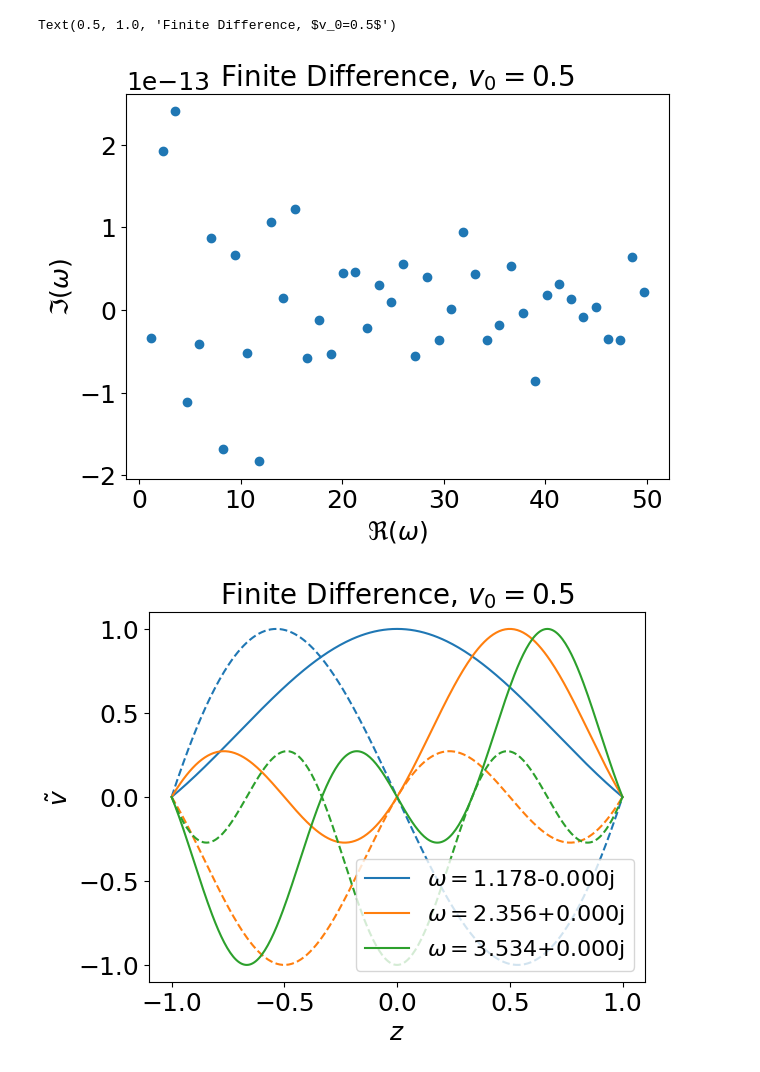
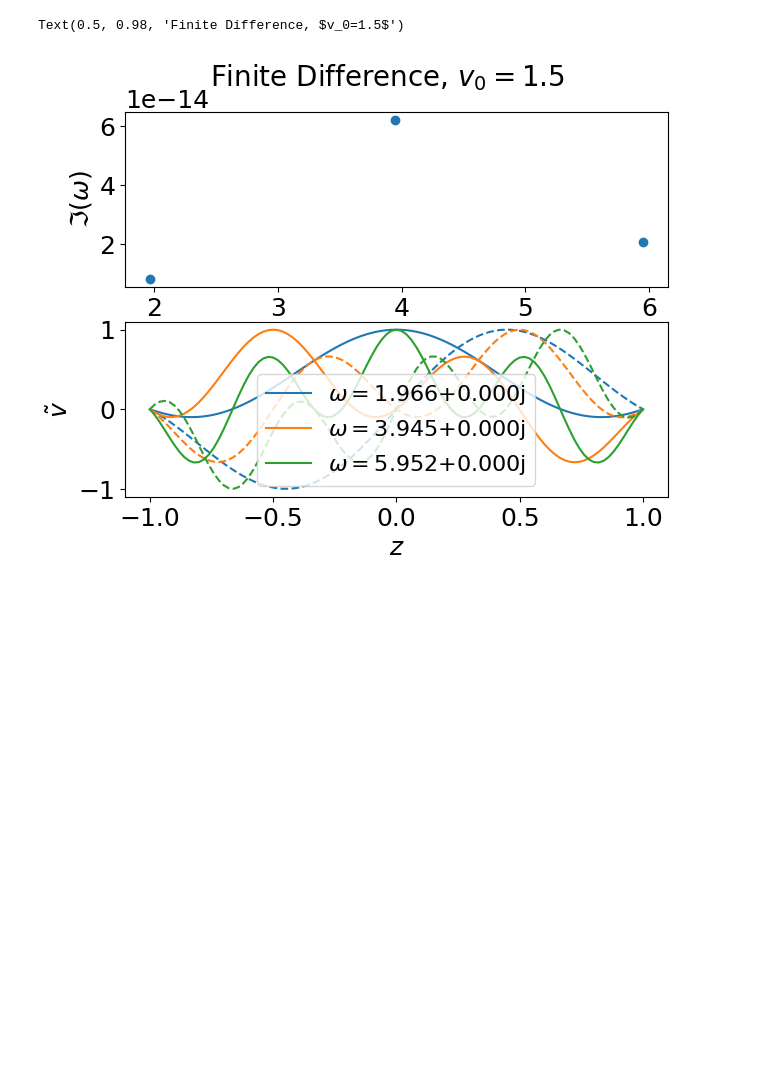
Before and after one commit to HuntFeng/magnetic-nozzle-spectral-instability, a Jupyter notebook: finite-difference.ipynb, the cells around one changed output. Saved outputs shown, nothing was run; the diff lists cells and outputs as text; code cells hidden in the pictures; blank space fills up the shorter version.

```diff
--- a/finite-difference.ipynb
+++ b/finite-difference.ipynb
@@ -3,39 +3,35 @@ import numpy as np
 from nozzle import Spectral, Params, Nozzle
 import matplotlib.pyplot as plt
 # %%
-N = 301
-Mm = 0.5
+N = 101
+Mm = 1.5
 constant_v = True
 accelerating = False
 eta = 0 # diffusion
 
 params = Params(Mm, constant_v=constant_v)
 spectral = Spectral(N, "symmetric", "FD")
 nozzle = Nozzle(params, spectral.x)
 v0 = nozzle.v0
 x = spectral.x
 D1 = spectral.D1
 D2 = spectral.D2
 
 A11 = np.zeros_like(D1)
 A12 = np.eye(*D1.shape)
 A21 = -np.diag(1-v0**2)@D2 \
         + np.diag((3*v0 + 1/v0)*(D1@v0))@D1 \
         + np.diag((1-1/v0**2)*(D1@v0)**2) \
         + np.diag((v0+1/v0)*(D2@v0))
 A22 = -2j*(np.diag(v0)@D1 + np.diag(D1@v0)) - eta*np.diag(v0)@D2
 
 A = np.block([[A11[1:-1,1:-1], A12[1:-1,1:-1]],[A21[1:-1,1:-1], A22[1:-1,1:-1]]])
 nozzle.solve(A)
-nozzle.sort_solutions()
-_, eigenvals = plt.subplots(figsize=(7,5))
-eigenvals = nozzle.plot_eigenvalues(eigenvals)
-# eigenvals.set_title(f"$\eta=${eta}")
-eigenvals.set_title(f"Finite Difference, $v_0={Mm}$")
-eigenfuncs = nozzle.plot_eigenfunctions()
-# eigenfuncs.set_title(f"$\eta=${eta}")
-eigenfuncs.set_title(f"Finite Difference, $v_0={Mm}$")
+nozzle.sort_solutions(real_range=[0,6], imag_range=[-1,1])
+fig, ax = plt.subplots(2,1, figsize=(7,5))
+nozzle.plot_eigenvalues(ax=ax[0])
+nozzle.plot_eigenfunctions(ax=ax[1])
+fig.suptitle(f"Finite Difference, $v_0={Mm}$")
 # %% [output]
-Text(0.5, 1.0, 'Finite Difference, $v_0=0.5$')
+Text(0.5, 0.98, 'Finite Difference, $v_0=1.5$')
-[figure, old version]
+[figure, new version]
-[figure, removed]
```
Also changed, not shown: parts of 1 cell of this notebook, 12 other files.
